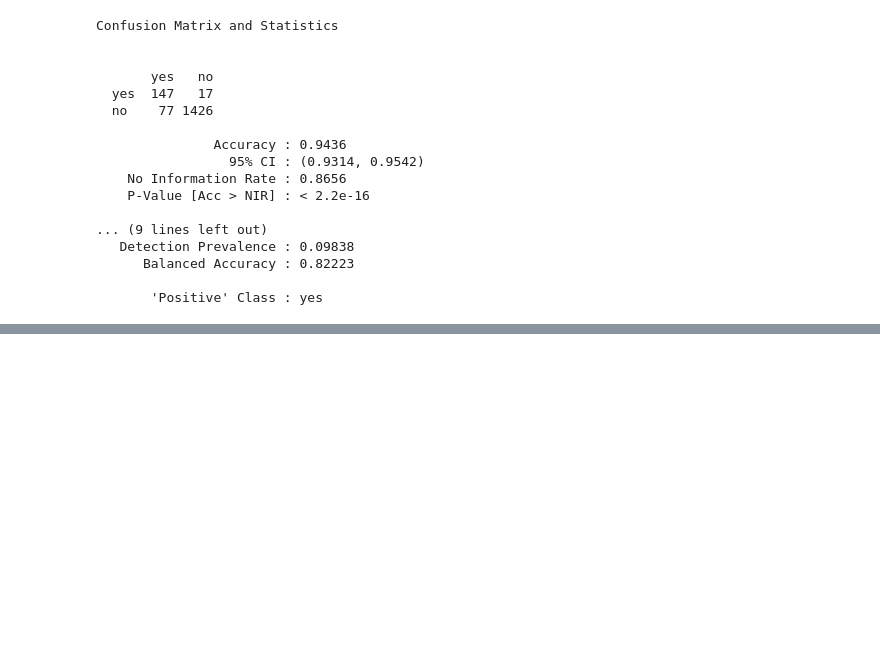
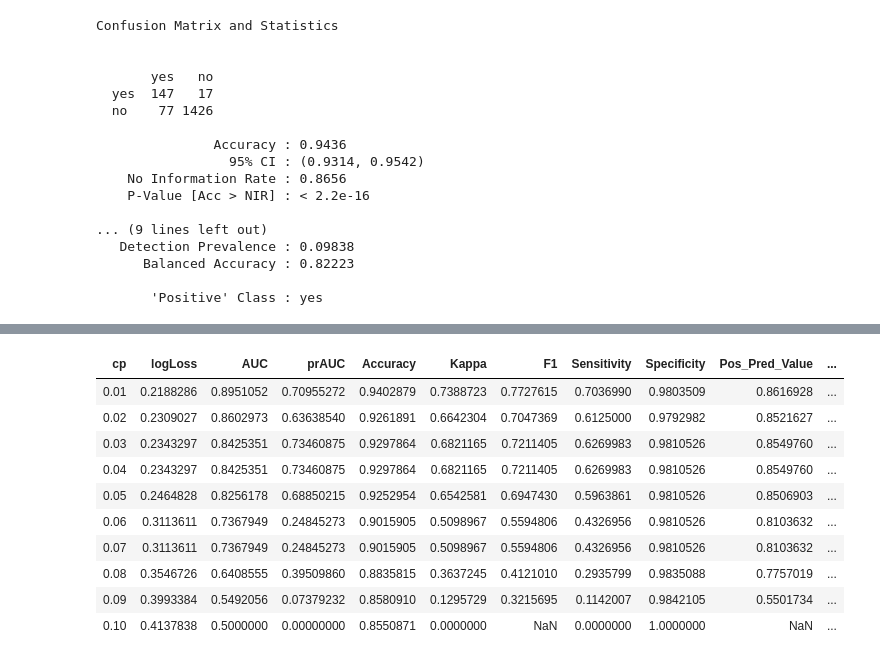
Before and after one commit to YuHsuanLin/riii, a Jupyter notebook: cb102/cb102_20180821.ipynb, the cells around one changed output, grey strips where cells are left out. Cells and saved outputs as stored; diff of their text form; code cells hidden in the pictures; blank space fills up the shorter version.

```diff
--- a/cb102/cb102_20180821.ipynb
+++ b/cb102/cb102_20180821.ipynb
@@ -240,0 +353,7 @@ Confusion Matrix and Statistics
+# %%
+model = train(churn~.,
+              data=churnTrain,
+              method='rpart',
+              trControl = trainControl(method='cv',classProbs=T,summaryFunction=multiClassSummary),
+              tuneGrid = expand.grid(cp=seq(0.01,0.1,by=0.01))
+             )
@@ -240,0 +363,14 @@ Confusion Matrix and Statistics
+# %%
+model$results
+# %% [output]
+| cp | logLoss | AUC | prAUC | Accuracy | Kappa | F1 | Sensitivity | Specificity | Pos_Pred_Value | ... |
+| 0.01 | 0.2188286 | 0.8951052 | 0.70955272 | 0.9402879 | 0.7388723 | 0.7727615 | 0.7036990 | 0.9803509 | 0.8616928 | ... |
+| 0.02 | 0.2309027 | 0.8602973 | 0.63638540 | 0.9261891 | 0.6642304 | 0.7047369 | 0.6125000 | 0.9792982 | 0.8521627 | ... |
+| 0.03 | 0.2343297 | 0.8425351 | 0.73460875 | 0.9297864 | 0.6821165 | 0.7211405 | 0.6269983 | 0.9810526 | 0.8549760 | ... |
+| 0.04 | 0.2343297 | 0.8425351 | 0.73460875 | 0.9297864 | 0.6821165 | 0.7211405 | 0.6269983 | 0.9810526 | 0.8549760 | ... |
+| 0.05 | 0.2464828 | 0.8256178 | 0.68850215 | 0.9252954 | 0.6542581 | 0.6947430 | 0.5963861 | 0.9810526 | 0.8506903 | ... |
+| 0.06 | 0.3113611 | 0.7367949 | 0.24845273 | 0.9015905 | 0.5098967 | 0.5594806 | 0.4326956 | 0.9810526 | 0.8103632 | ... |
+| 0.07 | 0.3113611 | 0.7367949 | 0.24845273 | 0.9015905 | 0.5098967 | 0.5594806 | 0.4326956 | 0.9810526 | 0.8103632 | ... |
+| 0.08 | 0.3546726 | 0.6408555 | 0.39509860 | 0.8835815 | 0.3637245 | 0.4121010 | 0.2935799 | 0.9835088 | 0.7757019 | ... |
+| 0.09 | 0.3993384 | 0.5492056 | 0.07379232 | 0.8580910 | 0.1295729 | 0.3215695 | 0.1142007 | 0.9842105 | 0.5501734 | ... |
+| 0.10 | 0.4137838 | 0.5000000 | 0.00000000 | 0.8550871 | 0.0000000 | NaN | 0.0000000 | 1.0000000 | NaN | ... |
```
Also changed, not shown: parts of 24 cells of this notebook.
